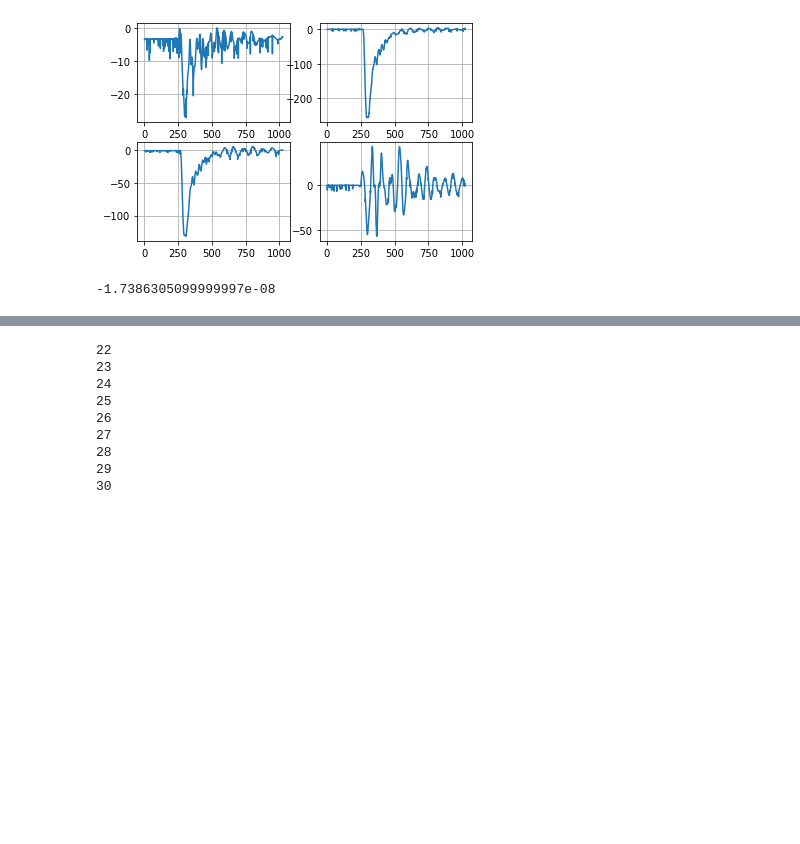
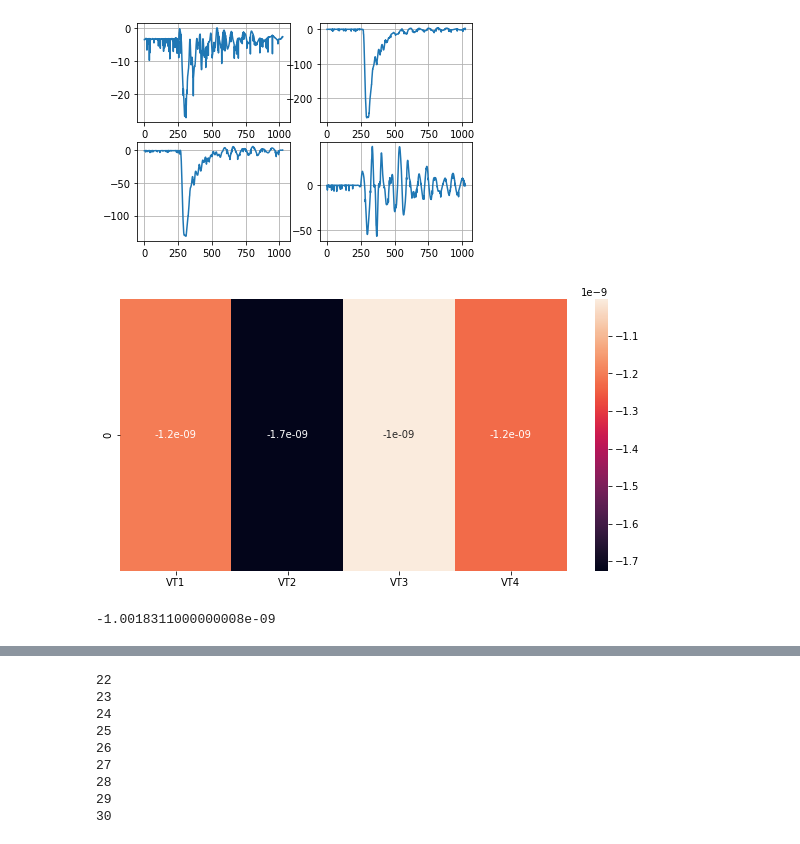
Before and after one commit to A-Rodano/cygno_cloud, a Jupyter notebook: Data_from_cloud.ipynb, the cells around one changed output, grey strips where cells are left out. Drawn from its saved outputs; the diff is of its cells as text; code cells hidden in the pictures; blank space fills up the shorter version.

```diff
--- a/Data_from_cloud.ipynb
+++ b/Data_from_cloud.ipynb
@@ -216,11 +217,21 @@ for nrun in range(len(pmts)):
 VTs=[]
 
 for nrun in range(len(Vdts)):
-  VT1 = np.trapz((Vdts[nrun][1][250:500])/50)*10e-12
-  VT2 = np.trapz((Vdts[nrun][2][250:500])/50)*10e-12
-  VT3 = np.trapz((Vdts[nrun][3][250:500])/50)*10e-12
-  VT4 = np.trapz((Vdts[nrun][4][250:500])/50)*10e-12
+  Q1 = np.trapz((Vdts[nrun][1][250:500])/50)*10e-12
+  Q2 = np.trapz((Vdts[nrun][2][250:500])/50)*10e-12
+  Q3 = np.trapz((Vdts[nrun][3][250:500])/50)*10e-12
+  Q4 = np.trapz((Vdts[nrun][4][250:500])/50)*10e-12
 
-print(VT4)
+  VTs.append([ Vdts[nrun][0], Q1,VT2,VT3,VT4])
-# %% [output]
--1.7386305099999997e-08
+# %%
+df = pd.DataFrame(VTs, columns=['nrun','VT1','VT2','VT3','VT4'])
+# %%
+import seaborn as sns
+
+plt.figure(figsize = (10,5))
+sns.heatmap(df[['VT1','VT2','VT3','VT4']][0:1], annot=True)
+plt.show()
+np.array(df[['VT1','VT2','VT3','VT4']][0:1]).max()
+# %% [output]
+[figure, added]
+-1.0018311000000008e-09
```
Also changed, not shown: parts of 3 cells of this notebook.
